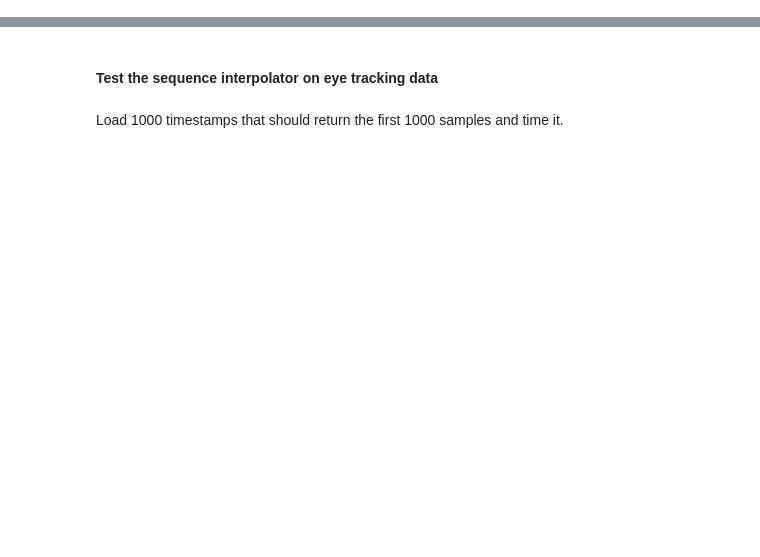
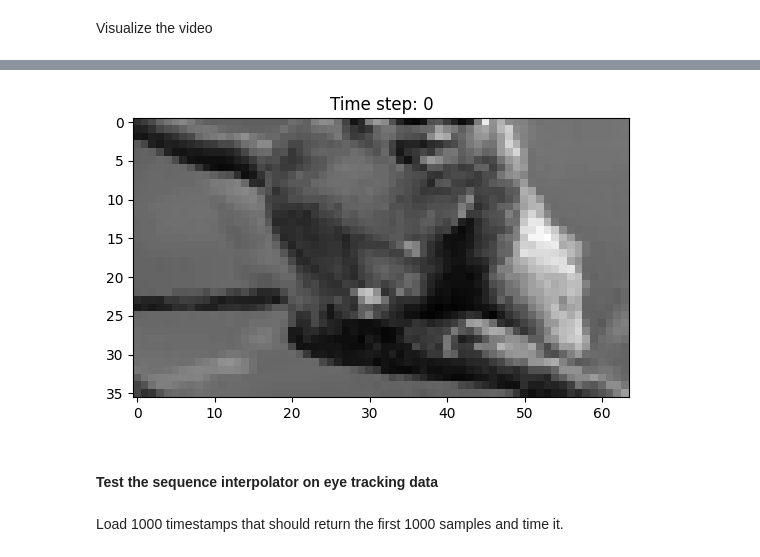
Before and after one commit to neuronmorph/experanto, a Jupyter notebook: examples/sensorium/interpolator_demo.ipynb, the cells around one changed output, grey strips where cells are left out. Saved outputs shown, nothing was run; the diff lists cells and outputs as text; code cells hidden in the pictures; blank space fills up the shorter version.

```diff
--- a/examples/sensorium/interpolator_demo.ipynb
+++ b/examples/sensorium/interpolator_demo.ipynb
@@ -10,0 +19,11 @@ import numpy as np
+# %%
+video_interpolator = ScreenInterpolator(
+    "/data/dynamic27204-5-13-Video-021a75e56847d574b9acbcc06c675055_30hz/screen"
+)
+# %%
+n = 1000
+times = np.arange(video_interpolator.start_time+500, video_interpolator.start_time+500+n, 20)
+time_steps = len(times)
+video, valid = video_interpolator.interpolate(times)
+
+%timeit signal, valid = video_interpolator.interpolate(times)
@@ -10,0 +32,16 @@ import numpy as np
+# %% [markdown]
+Visualize the video
+# %%
+fig, ax = plt.subplots()
+im = ax.imshow(video[0], cmap="gray")
+
+
+def update(frame):
+    im.set_data(video[frame])
+    ax.set_title(f"Time step: {frame}")
+    return [im]
+
+
+ani = animation.FuncAnimation(fig, update, frames=range(time_steps), repeat=False)
+HTML(ani.to_jshtml())
+# %% [output]
@@ -11,3 +49,4 @@ import numpy as np
+[figure, added]
 # %% [markdown]
 #### Test the sequence interpolator on eye tracking data
 # %%
```
Also changed, not shown: parts of 10 cells of this notebook.
